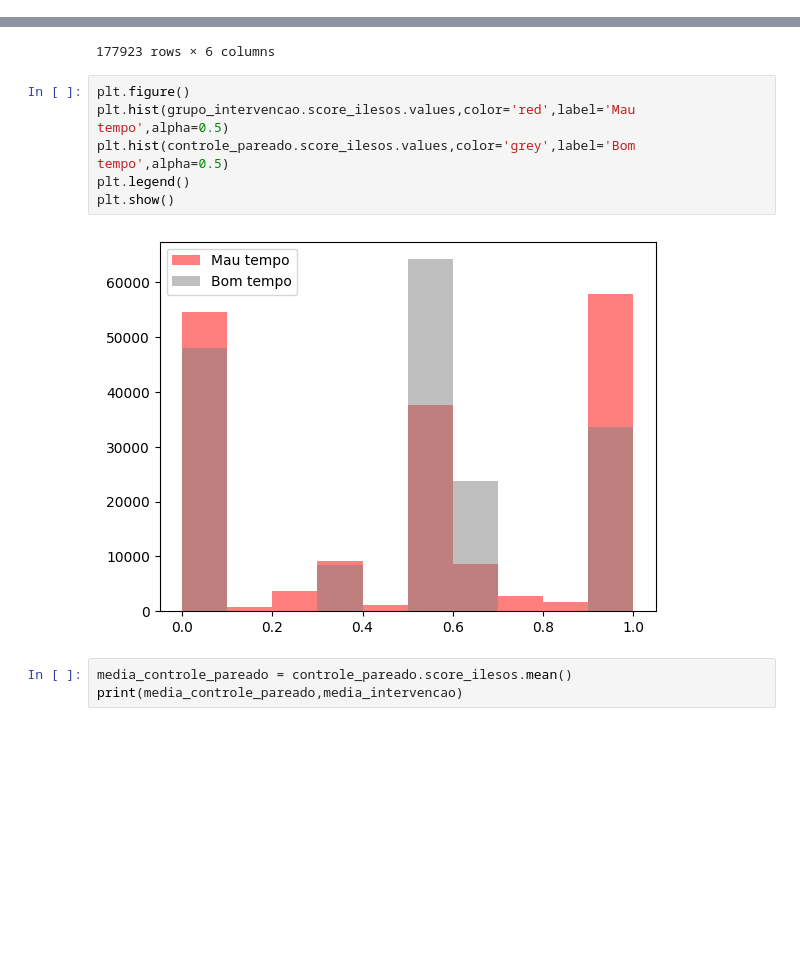
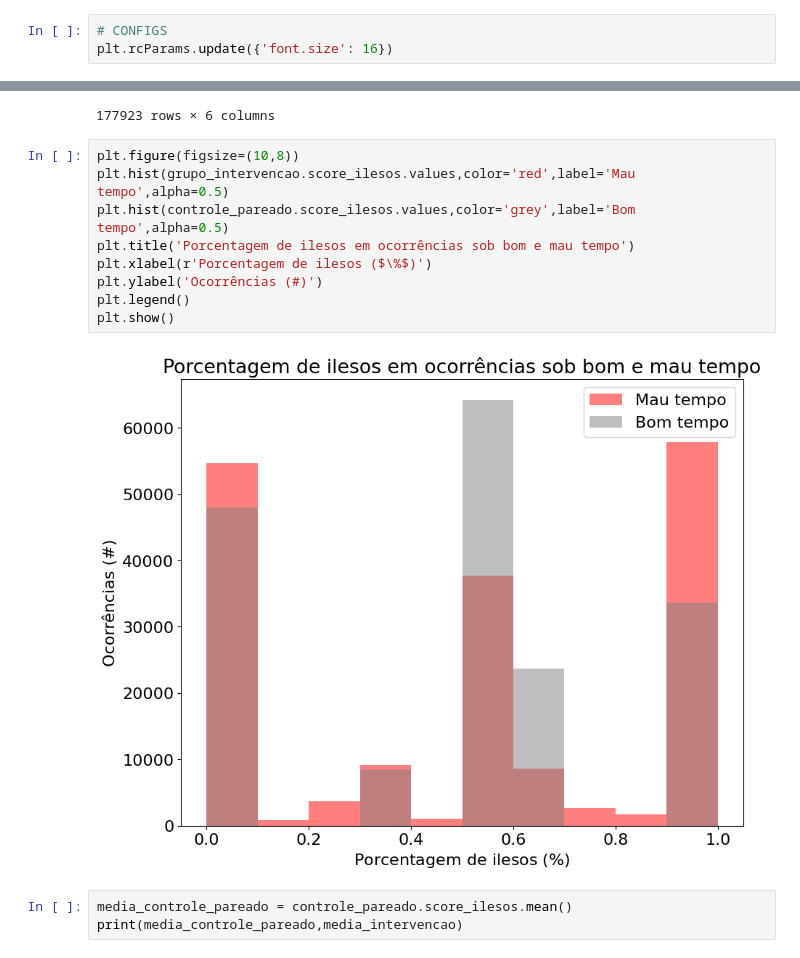
Before and after one commit to lfernandof/causal_inference, a Jupyter notebook: slippery_grounds.ipynb, the cells around one changed output, grey strips where cells are left out. Drawn from its saved outputs; the diff is of its cells as text; blank space fills up the shorter version.

Commit message:
added some visualizations

```diff
--- a/slippery_grounds.ipynb
+++ b/slippery_grounds.ipynb
@@ -103,3 +89,6 @@ Drive already mounted at /content/drive; to attempt to forcibly remount, call dr
+# %%
+# CONFIGS
+plt.rcParams.update({'font.size': 16})
 # %% [markdown]
 #### Agregar os dados de vários anos em um único DataFrame
 # %%
@@ -305,13 +329,16 @@ grupo_intervencao
 | 30897 | 0 | 2 | 0 | 0 | 0.750000 | 0.000000 |
 177923 rows × 6 columns
 # %%
-plt.figure()
+plt.figure(figsize=(10,8))
 plt.hist(grupo_intervencao.score_ilesos.values,color='red',label='Mau tempo',alpha=0.5)
 plt.hist(controle_pareado.score_ilesos.values,color='grey',label='Bom tempo',alpha=0.5)
+plt.title('Porcentagem de ilesos em ocorrências sob bom e mau tempo')
+plt.xlabel(r'Porcentagem de ilesos ($\%$)')
+plt.ylabel('Ocorrências (#)')
 plt.legend()
 plt.show()
 # %% [output]
-[figure, old version]
+[figure, new version]
 # %%
 media_controle_pareado = controle_pareado.score_ilesos.mean()
 print(media_controle_pareado,media_intervencao)
```
Also changed, not shown: parts of 13 cells of this notebook.
